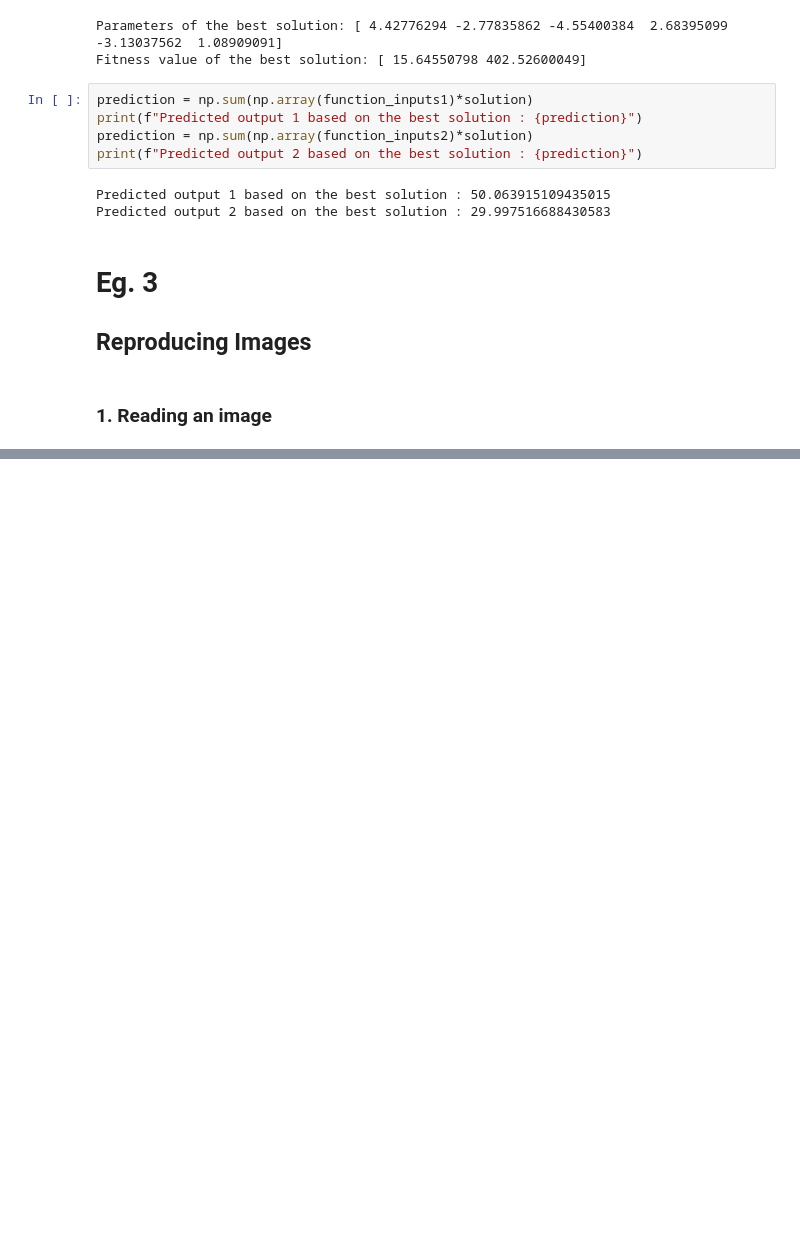
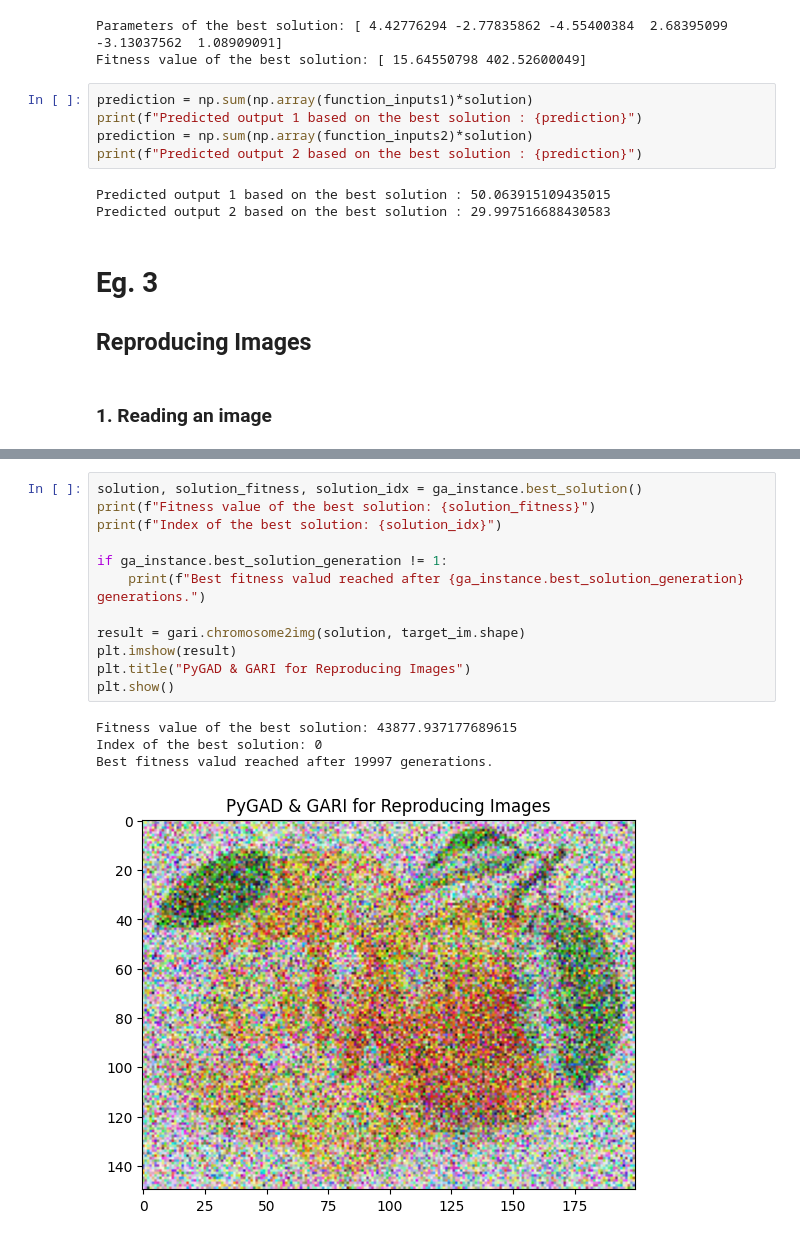
Before and after one commit to mahdikhosravy-japan/Evolutionary-UPA, a Jupyter notebook: ga/examples/examples.ipynb, the cells around one changed output, grey strips where cells are left out. Cells and saved outputs as stored; diff of their text form; blank space fills up the shorter version.

```diff
--- a/ga/examples/examples.ipynb
+++ b/ga/examples/examples.ipynb
@@ -145,0 +181,17 @@ target_im = imageio.imread('fruit.jpg')
+# %%
+solution, solution_fitness, solution_idx = ga_instance.best_solution()
+print(f"Fitness value of the best solution: {solution_fitness}")
+print(f"Index of the best solution: {solution_idx}")
+
+if ga_instance.best_solution_generation != 1:
+    print(f"Best fitness valud reached after {ga_instance.best_solution_generation} generations.")
+
+result = gari.chromosome2img(solution, target_im.shape)
+plt.imshow(result)
+plt.title("PyGAD & GARI for Reproducing Images")
+plt.show()
+# %% [output]
+Fitness value of the best solution: 43877.937177689615
+Index of the best solution: 0
+Best fitness valud reached after 19997 generations.
+[figure, added]
```
Also changed, not shown: parts of 4 cells of this notebook, 1 other file.
